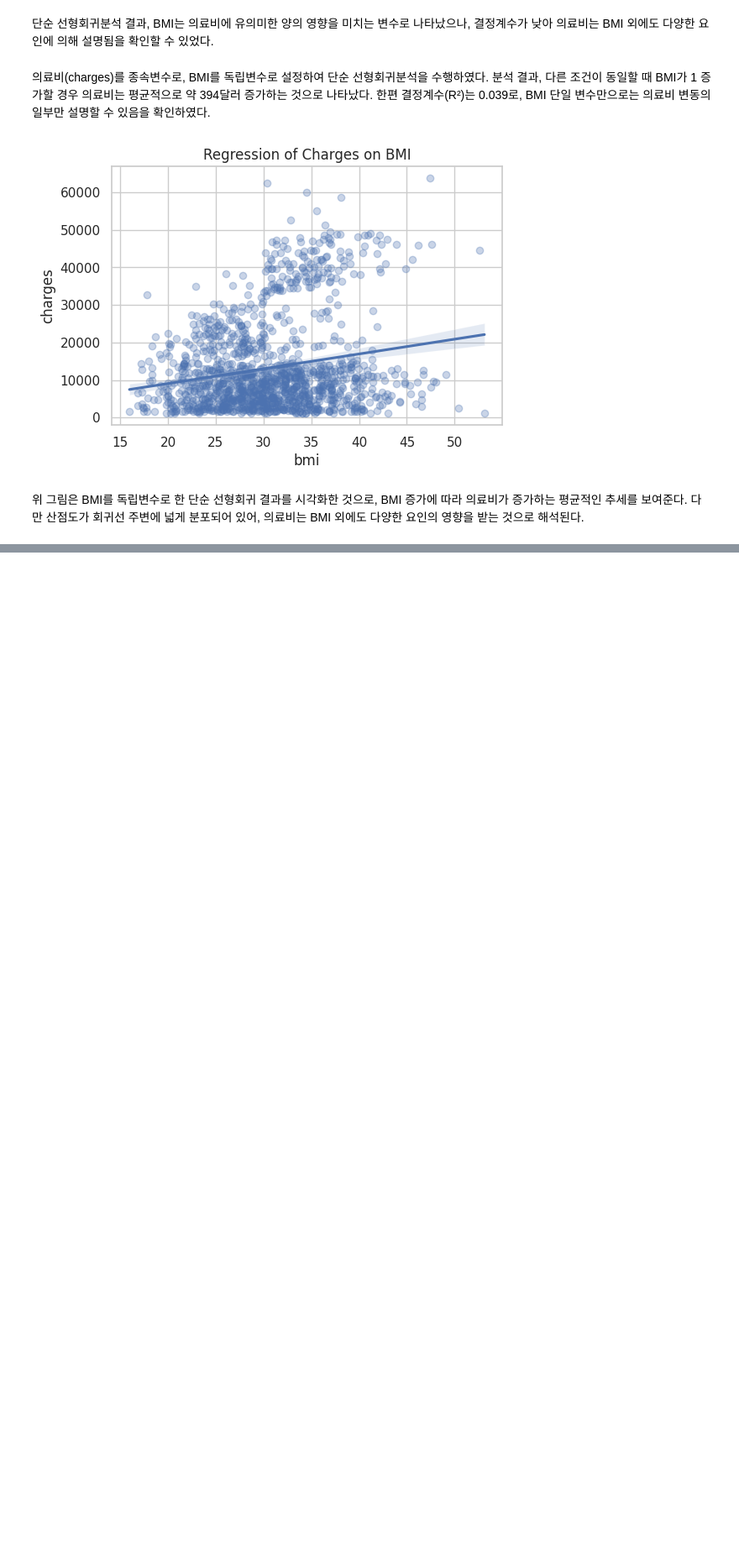
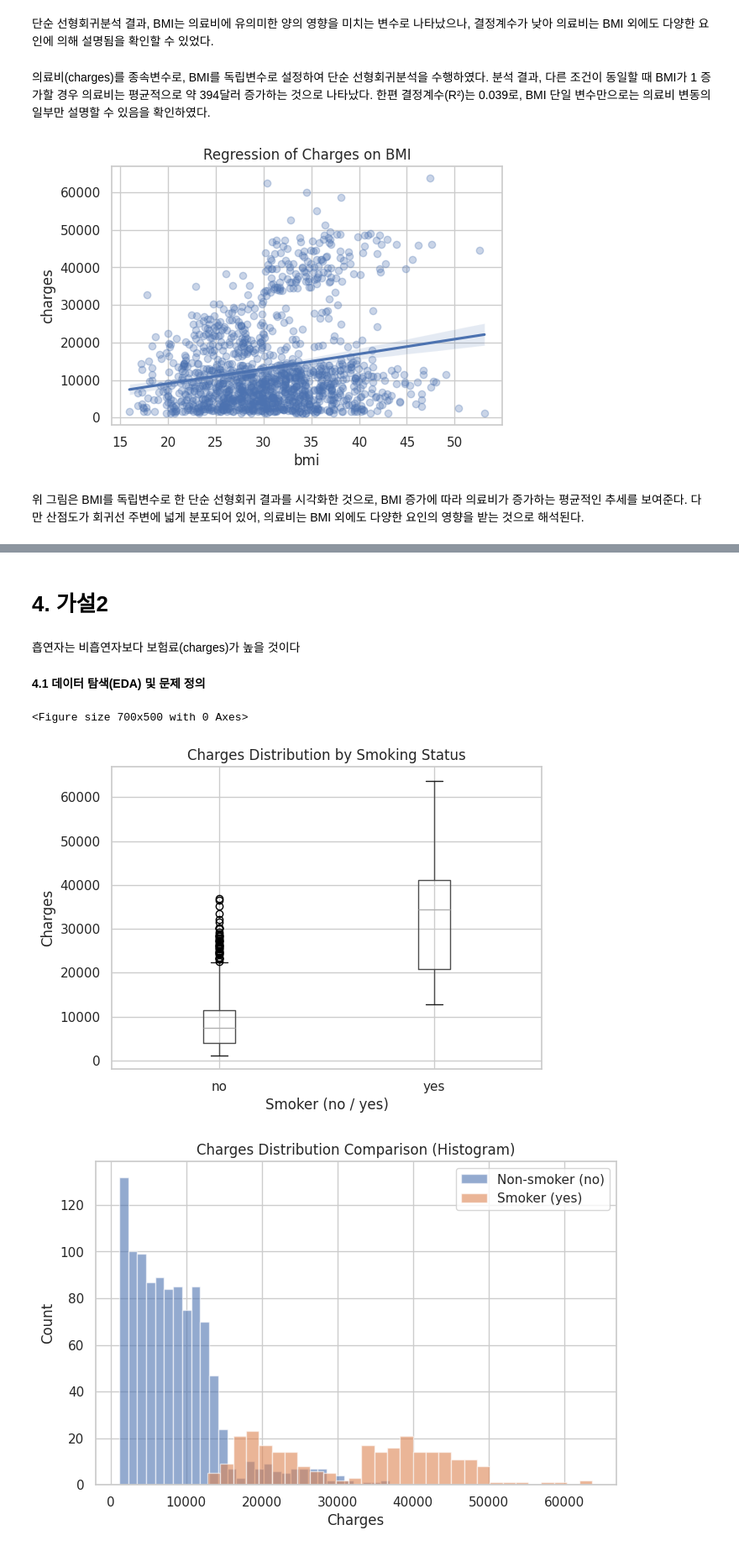
Before and after one commit to ary3120-droid/myproject, a Jupyter notebook: 12_18project.ipynb, the cells around one changed output, grey strips where cells are left out. Shown at 84% size. Saved outputs shown, nothing was run; the diff lists cells and outputs as text; code cells hidden in the pictures; blank space fills up the shorter version.

```diff
--- a/12_18project.ipynb
+++ b/12_18project.ipynb
@@ -457,0 +483,32 @@ plt.show()
+# %% [markdown]
+# **4. 가설2**
+# %% [markdown]
+흡연자는 비흡연자보다 보험료(charges)가 높을 것이다
+# %% [markdown]
+**4.1 데이터 탐색(EDA) 및 문제 정의**
+# %%
+# 시각화 1: 흡연 여부에 따른 보험료 분포(Boxplot)
+plt.figure(figsize=(7, 5))
+df.boxplot(column="charges", by="smoker")
+plt.title("Charges Distribution by Smoking Status")
+plt.suptitle("")
+plt.xlabel("Smoker (no / yes)")
+plt.ylabel("Charges")
+plt.show()
+
+# 시각화 2: 히스토그램으로 분포 비교
+charges_no = df.loc[df["smoker"] == "no", "charges"].to_numpy()
+charges_yes = df.loc[df["smoker"] == "yes", "charges"].to_numpy()
+
+plt.figure(figsize=(8, 5))
+plt.hist(charges_no, bins=30, alpha=0.6, label="Non-smoker (no)")
+plt.hist(charges_yes, bins=30, alpha=0.6, label="Smoker (yes)")
+plt.title("Charges Distribution Comparison (Histogram)")
+plt.xlabel("Charges")
+plt.ylabel("Count")
+plt.legend()
+plt.show()
+# %% [output]
+<Figure size 700x500 with 0 Axes>
+[figure, added]
+[figure, added]
```
Also changed, not shown: parts of 30 cells of this notebook.
